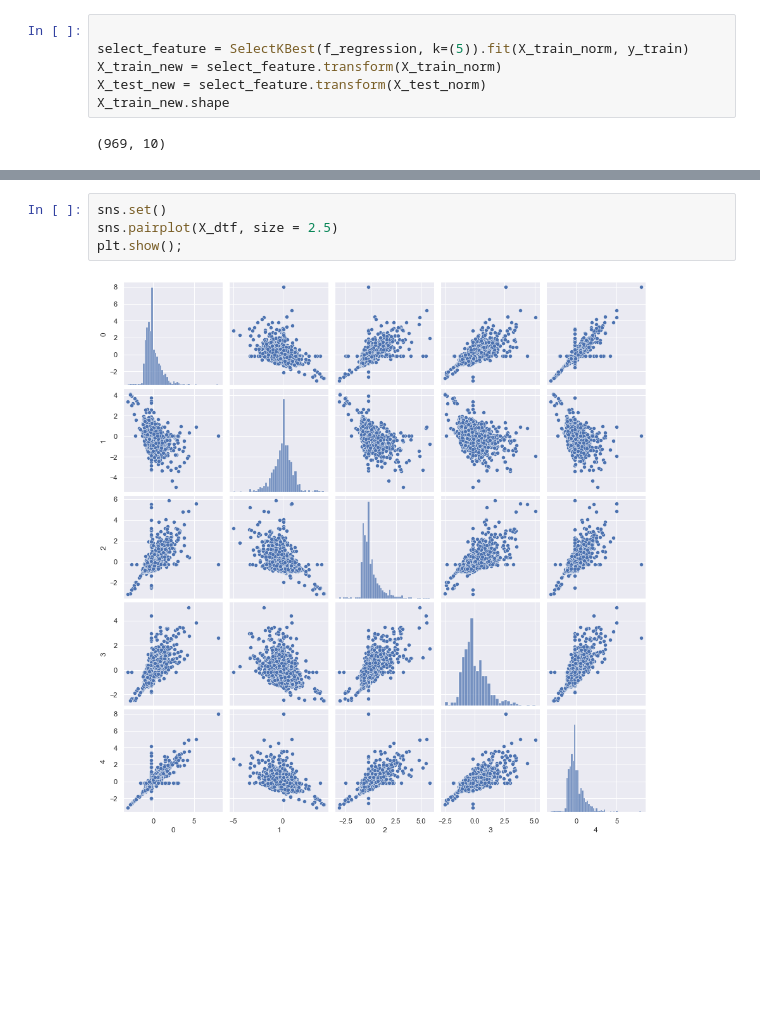
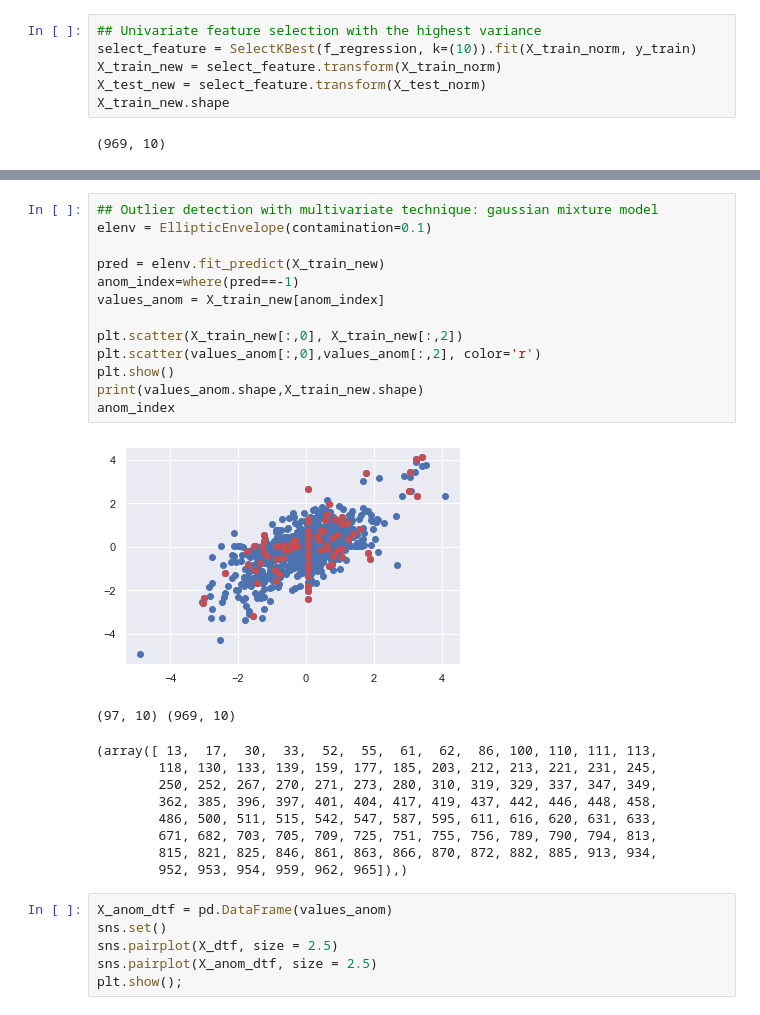
Before and after one commit to qglht/AML, a Jupyter notebook: Project1.ipynb, the cells around one changed output, grey strips where cells are left out. Saved outputs shown, nothing was run; the diff lists cells and outputs as text; blank space fills up the shorter version.

Commit message:
test of additionnals models and outlier detection

```diff
--- a/Project1.ipynb
+++ b/Project1.ipynb
@@ -129,8 +121,8 @@ NameError: name 'X_norm' is not defined
 # %% [markdown]
 ### Handling feature selections
 # %%
-
-select_feature = SelectKBest(f_regression, k=(5)).fit(X_train_norm, y_train)
+## Univariate feature selection with the highest variance
+select_feature = SelectKBest(f_regression, k=(10)).fit(X_train_norm, y_train)
 X_train_new = select_feature.transform(X_train_norm)
 X_test_new = select_feature.transform(X_test_norm)
 X_train_new.shape
@@ -145,9 +155,33 @@ sns.heatmap(X_dtf.corr(), annot=True, linewidths=.5, fmt= '.1f',ax=ax)
 # %% [output]
 <AxesSubplot:>
 [figure]
+# %%
+## Outlier detection with multivariate technique: gaussian mixture model
+elenv = EllipticEnvelope(contamination=0.1)
+
+pred = elenv.fit_predict(X_train_new)
+anom_index=where(pred==-1)
+values_anom = X_train_new[anom_index]
+
+plt.scatter(X_train_new[:,0], X_train_new[:,2])
+plt.scatter(values_anom[:,0],values_anom[:,2], color='r')
+plt.show()
+print(values_anom.shape,X_train_new.shape)
+anom_index
+# %% [output]
+[figure, added]
+(97, 10) (969, 10)
+(array([ 13,  17,  30,  33,  52,  55,  61,  62,  86, 100, 110, 111, 113,
+        118, 130, 133, 139, 159, 177, 185, 203, 212, 213, 221, 231, 245,
+        250, 252, 267, 270, 271, 273, 280, 310, 319, 329, 337, 347, 349,
+        362, 385, 396, 397, 401, 404, 417, 419, 437, 442, 446, 448, 458,
+        486, 500, 511, 515, 542, 547, 587, 595, 611, 616, 620, 631, 633,
+        671, 682, 703, 705, 709, 725, 751, 755, 756, 789, 790, 794, 813,
+        815, 821, 825, 846, 861, 863, 866, 870, 872, 882, 885, 913, 934,
+        952, 953, 954, 959, 962, 965]),)
 # %%
+X_anom_dtf = pd.DataFrame(values_anom)
 sns.set()
 sns.pairplot(X_dtf, size = 2.5)
+sns.pairplot(X_anom_dtf, size = 2.5)
 plt.show();
-# %% [output]
-[figure, removed]
```
Also changed, not shown: parts of 11 cells of this notebook.
